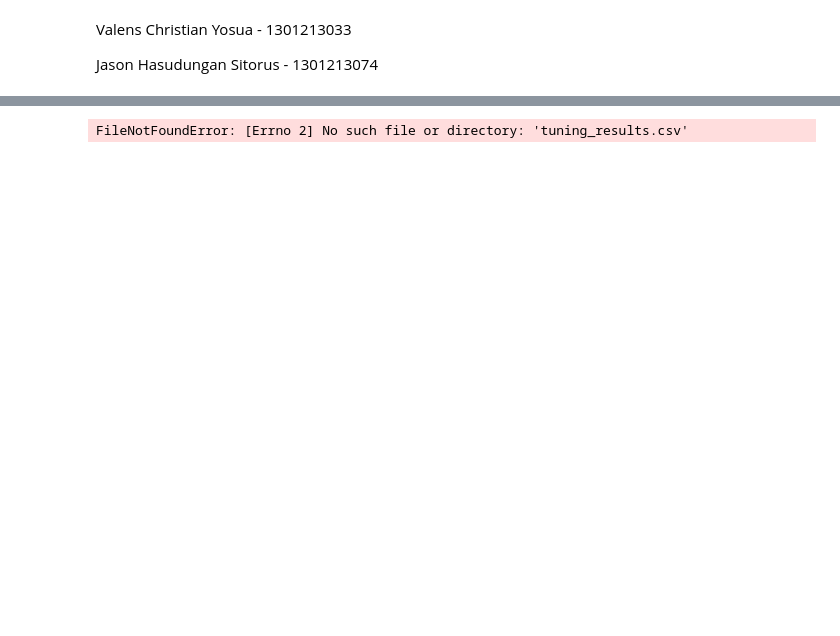
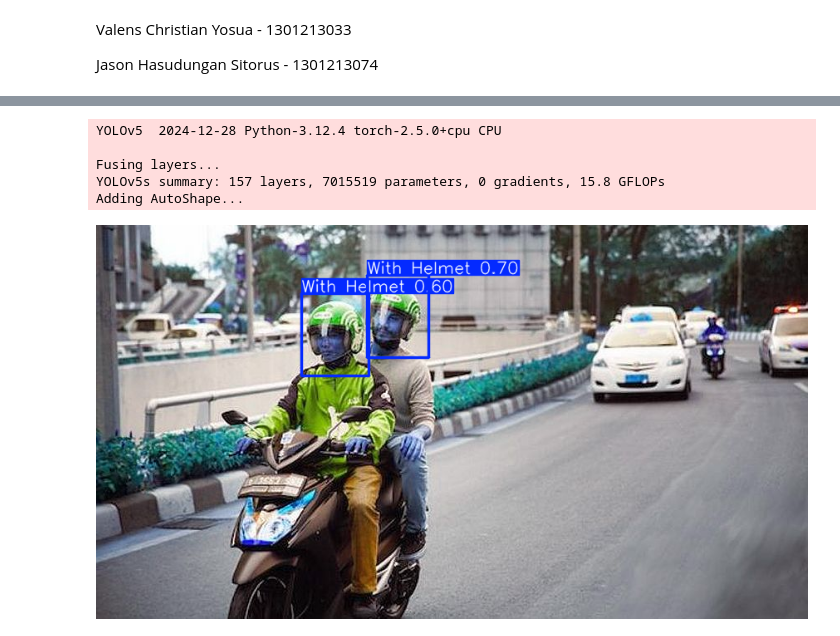
Before and after one commit to XValensX/Final-Project-Visi-Komputer, a Jupyter notebook: Final Project.ipynb, the cells around one changed output, grey strips where cells are left out. Saved outputs shown, nothing was run; the diff lists cells and outputs as text; code cells hidden in the pictures; blank space fills up the shorter version.

```diff
--- a/Final Project.ipynb
+++ b/Final Project.ipynb
@@ -99,29 +7,30 @@ def visualize_hyperparameter_tuning(results_file):
-# %%
-# Main execution
-if __name__ == "__main__":
-    # Example: Show detection results with bounding boxes
-    example_image_path = r"C:\Users\valen\OneDrive\Gambar\Berboncengan-Saat-Naik-Motor-Telset.jpg"
-    example_detections = [
-        [50, 50, 200, 200, 0.95, 1],
-        [220, 80, 350, 300, 0.90, 0]
-    ]
-    show_example_detections(example_image_path, example_detections)
-
-    # Example: Precision-recall analysis
-    y_true = [1, 1, 0, 1, 0, 1, 0, 0, 1, 1]  # Ground truth
-    y_scores = [0.9, 0.85, 0.2, 0.75, 0.4, 0.9, 0.1, 0.3, 0.88, 0.95]  # Model predictions
-    precision_recall_analysis(y_true, y_scores)
-
-    # Example: Model performance comparison
-    model_metrics = {
-        "YOLOv5": (0.95, 0.93, 10),
-        "Faster R-CNN": (0.90, 0.88, 50),
-        "SSD": (0.88, 0.85, 30)
-    }
-    compare_models(model_metrics)
-
-    # Example: Hyperparameter tuning results visualization
-    tuning_results_file = "tuning_results.csv"  # File with columns: "Epoch", "Learning Rate", "Accuracy"
-    visualize_hyperparameter_tuning(tuning_results_file)
-# %% [output]
-FileNotFoundError: [Errno 2] No such file or directory: 'tuning_results.csv'
+# %%
+# Step 1: Load YOLOv5 Model and Perform Detection
+
+import torch
+import cv2
+import matplotlib.pyplot as plt
+
+# Set paths for YOLOv5 and image
+yolov5_path = r"C:\Users\valen\Downloads\helmet detection\yolov5"
+image_path = r"C:\Users\valen\OneDrive\Gambar\Berboncengan-Saat-Naik-Motor-Telset.jpg"
+
+# Ensure that the required YOLOv5 repo is in the path
+import sys
+sys.path.insert(0, yolov5_path)
+
+# Load the custom fine-tuned YOLOv5 model
+model_path = r"C:\Users\valen\Downloads\helmet detection\yolov5\runs\train\scaled_down_run\weights\best.pt"
+model = torch.hub.load(yolov5_path, 'custom', path=model_path, source='local')
+
+# Load and perform inference on the image
+image = cv2.imread(image_path)
+results = model(image)  # Perform inference
+results.show()  # Display the image with bounding boxes
+# %% [output]
+YOLOv5  2024-12-28 Python-3.12.4 torch-2.5.0+cpu CPU
+
+Fusing layers...
+YOLOv5s summary: 157 layers, 7015519 parameters, 0 gradients, 15.8 GFLOPs
+Adding AutoShape...
+[figure, added]
```
Also changed, not shown: parts of 9 cells of this notebook.
